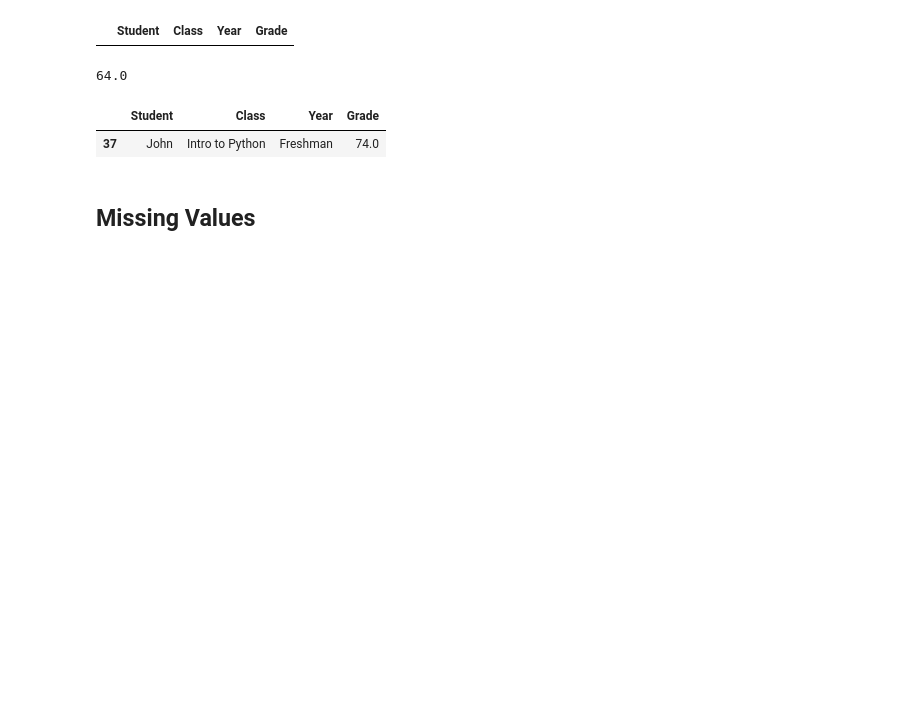
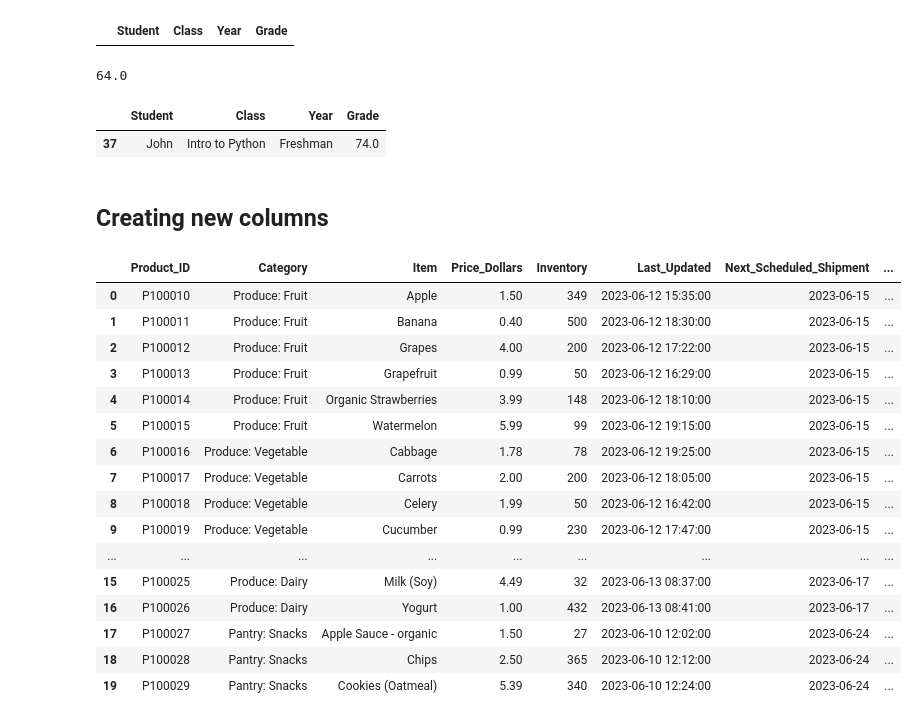
Before and after one commit to Jdalarmi/DataScience, a Jupyter notebook: app/Exploratory_Data_Analysis/practice_pyetl.ipynb, the cells around one changed output. Drawn from its saved outputs; the diff is of its cells as text; code cells hidden in the pictures; blank space fills up the shorter version.

Commit message:
Solve new problems in calculte and generate new columns

```diff
--- a/app/Exploratory_Data_Analysis/practice_pyetl.ipynb
+++ b/app/Exploratory_Data_Analysis/practice_pyetl.ipynb
@@ -237,4 +237,26 @@ df[df.Student == 'John']
 # %%
 df.loc[37, 'Grade'] = 74
 # %% [markdown]
-## Missing Values
+## Creating new columns
+# %%
+groceries = pd.read_excel('../My_Datas/Data/Groceries.xlsx')
+# %%
+groceries.head(20)
+# %% [output]
+|  | Product_ID | Category | Item | Price_Dollars | Inventory | Last_Updated | Next_Scheduled_Shipment | ... |
+| 0 | P100010 | Produce: Fruit | Apple | 1.50 | 349 | 2023-06-12 15:35:00 | 2023-06-15 | ... |
+| 1 | P100011 | Produce: Fruit | Banana | 0.40 | 500 | 2023-06-12 18:30:00 | 2023-06-15 | ... |
+| 2 | P100012 | Produce: Fruit | Grapes | 4.00 | 200 | 2023-06-12 17:22:00 | 2023-06-15 | ... |
+| 3 | P100013 | Produce: Fruit | Grapefruit | 0.99 | 50 | 2023-06-12 16:29:00 | 2023-06-15 | ... |
+| 4 | P100014 | Produce: Fruit | Organic Strawberries | 3.99 | 148 | 2023-06-12 18:10:00 | 2023-06-15 | ... |
+| 5 | P100015 | Produce: Fruit | Watermelon | 5.99 | 99 | 2023-06-12 19:15:00 | 2023-06-15 | ... |
+| 6 | P100016 | Produce: Vegetable | Cabbage | 1.78 | 78 | 2023-06-12 19:25:00 | 2023-06-15 | ... |
+| 7 | P100017 | Produce: Vegetable | Carrots | 2.00 | 200 | 2023-06-12 18:05:00 | 2023-06-15 | ... |
+| 8 | P100018 | Produce: Vegetable | Celery | 1.99 | 50 | 2023-06-12 16:42:00 | 2023-06-15 | ... |
+| 9 | P100019 | Produce: Vegetable | Cucumber | 0.99 | 230 | 2023-06-12 17:47:00 | 2023-06-15 | ... |
+| ... | ... | ... | ... | ... | ... | ... | ... | ... |
+| 15 | P100025 | Produce: Dairy | Milk (Soy) | 4.49 | 32 | 2023-06-13 08:37:00 | 2023-06-17 | ... |
+| 16 | P100026 | Produce: Dairy | Yogurt | 1.00 | 432 | 2023-06-13 08:41:00 | 2023-06-17 | ... |
+| 17 | P100027 | Pantry: Snacks | Apple Sauce - organic | 1.50 | 27 | 2023-06-10 12:02:00 | 2023-06-24 | ... |
+| 18 | P100028 | Pantry: Snacks | Chips | 2.50 | 365 | 2023-06-10 12:12:00 | 2023-06-24 | ... |
+| 19 | P100029 | Pantry: Snacks | Cookies (Oatmeal) | 5.39 | 340 | 2023-06-10 12:24:00 | 2023-06-24 | ... |
```
Also changed, not shown: parts of 4 cells of this notebook, 1 other file.
